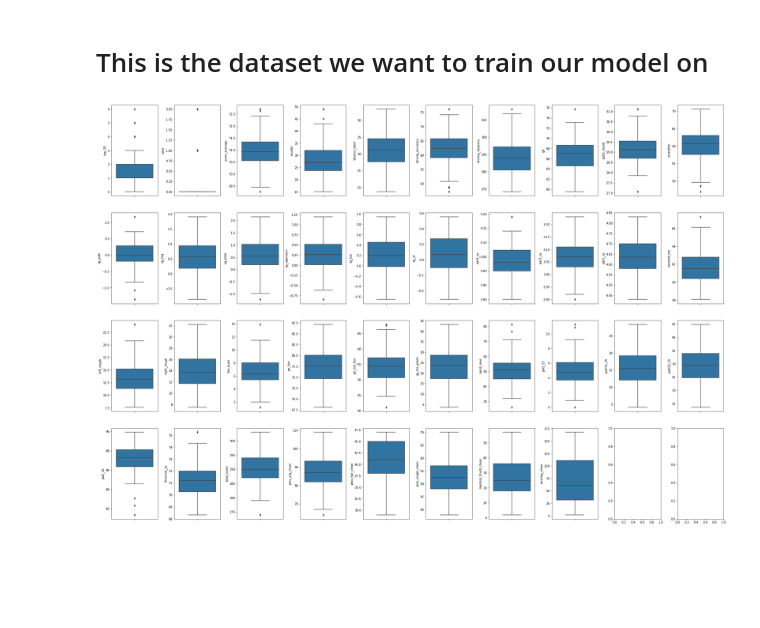
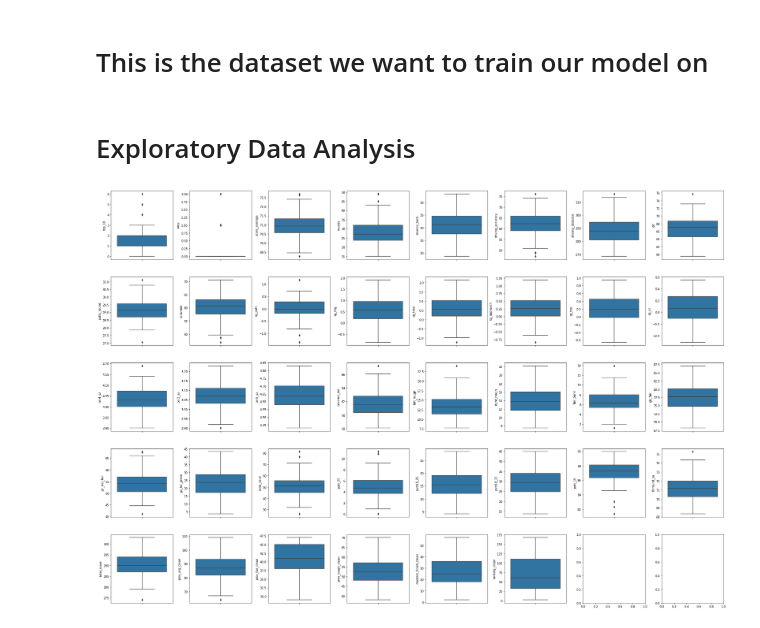
Before and after one commit to SamMilnes/Data-Science-Individual-Final-Project, a Jupyter notebook: Data_Science_Individual_Final_Project.ipynb, the cells around one changed output. Saved outputs shown, nothing was run; the diff lists cells and outputs as text; code cells hidden in the pictures; blank space fills up the shorter version.

```diff
--- a/Data_Science_Individual_Final_Project.ipynb
+++ b/Data_Science_Individual_Final_Project.ipynb
@@ -109,14 +109,16 @@ df_2021 = df[df['year'] == 2021]
 # %%
 df_train = df[df['year'] != 2021]
 df_train = df_train.drop(columns=['year', 'player_name'])
+# %% [markdown]
+# Exploratory Data Analysis
 # %%
-fig, axs = plt.subplots(ncols=10, nrows = 4, figsize=(30,20))
+fig, axs = plt.subplots(ncols=8, nrows = 5, figsize=(30,20))
 index = 0
 axs = axs.flatten()
 for k,v in df_train.items():
   # print(k)
   sns.boxplot(y=k, data=df_train, ax=axs[index])
   index += 1
 plt.tight_layout(pad=0.4, w_pad=0.5, h_pad=5.0)
 # %% [output]
-[figure, old version]
+[figure, new version]
```
Also changed, not shown: parts of 2 cells of this notebook.
